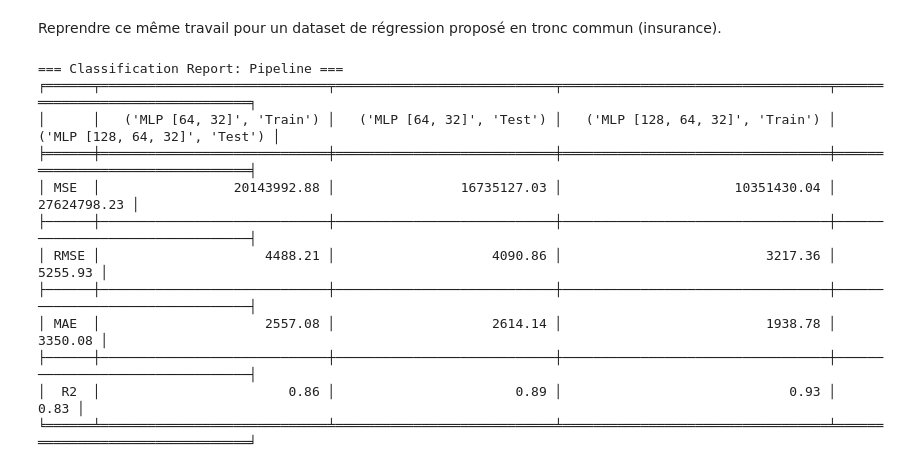
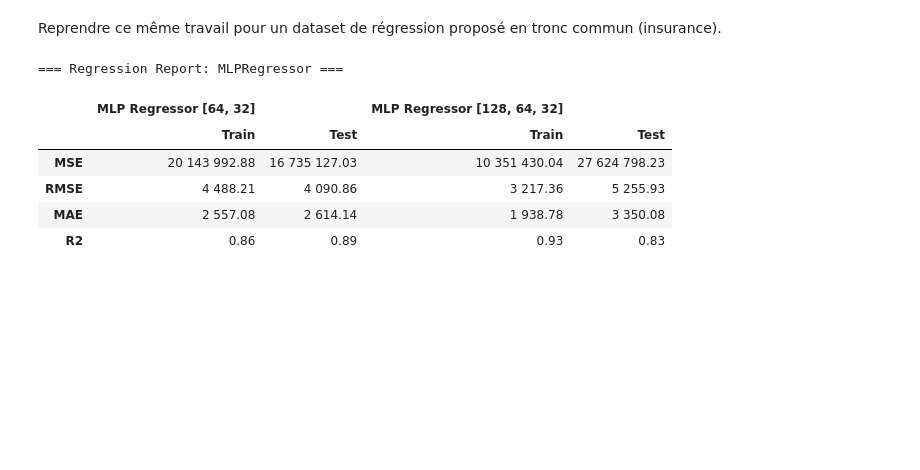
Before and after one commit to ArreCapClassique/M1S2-CM-Analyse-et-visualisation-de-donnees, a Jupyter notebook: TD/TD2/TD2_pipeline.ipynb, the cells around one changed output. Drawn from its saved outputs; the diff is of its cells as text; code cells hidden in the pictures; blank space fills up the shorter version.

```diff
--- a/TD/TD2/TD2_pipeline.ipynb
+++ b/TD/TD2/TD2_pipeline.ipynb
@@ -670,8 +694,13 @@ def regression_report(pipelines, X_train, X_test, y_train, y_test):
 # %%
-df = pd.read_csv("insurance.csv")
+df_insurance = pd.read_csv("insurance.csv")
 
-X_train, X_test, y_train, y_test = train_test_split(
-    df.iloc[:, :-1], df.iloc[:, -1], test_size=0.2, random_state=random_state
+X_train_insurance, X_test_insurance, y_train_insurance, y_test_insurance = (
+    train_test_split(
+        df_insurance.iloc[:, :-1],
+        df_insurance.iloc[:, -1],
+        test_size=0.2,
+        random_state=random_state,
+    )
 )
 
 params_mlp_regressor = {
@@ -682,11 +711,11 @@ params_mlp_regressor = {
 }
 
 models = {
-    "MLP [64, 32]": MLPRegressor(
+    "MLP Regressor [64, 32]": MLPRegressor(
         hidden_layer_sizes=(64, 32),
         **params_mlp_regressor,
     ),
-    "MLP [128, 64, 32]": MLPRegressor(
+    "MLP Regressor [128, 64, 32]": MLPRegressor(
         hidden_layer_sizes=(128, 64, 32),
         **params_mlp_regressor,
     ),
@@ -697,29 +726,25 @@ pipelines_mlp_regressor = {}
 for name, model in models.items():
     pipeline_mlp_regressor = Pipeline(
         steps=[
-            (
-                "washing",
-                build_washing_pipeline(X_train, encoder="onehot").set_output(
-                    transform="pandas"
-                ),
-            ),
+            ("washing", build_washing_pipeline(X_train_insurance, encoder="onehot")),
             ("model", model),
         ]
     )
-    pipeline_mlp_regressor.fit(X_train, y_train)
+    pipeline_mlp_regressor.fit(X_train_insurance, y_train_insurance)
     pipelines_mlp_regressor[name] = pipeline_mlp_regressor
-
-regression_report(pipelines_mlp_regressor, X_train, X_test, y_train, y_test)
-# %% [output]
-=== Classification Report: Pipeline ===
-╒══════╤═════════════════════════════╤════════════════════════════╤══════════════════════════════════╤═════════════════════════════════╕
-│      │   ('MLP [64, 32]', 'Train') │   ('MLP [64, 32]', 'Test') │   ('MLP [128, 64, 32]', 'Train') │   ('MLP [128, 64, 32]', 'Test') │
-╞══════╪═════════════════════════════╪════════════════════════════╪══════════════════════════════════╪═════════════════════════════════╡
-│ MSE  │                 20143992.88 │                16735127.03 │                      10351430.04 │                     27624798.23 │
-├──────┼─────────────────────────────┼────────────────────────────┼──────────────────────────────────┼─────────────────────────────────┤
-│ RMSE │                     4488.21 │                    4090.86 │                          3217.36 │                         5255.93 │
-├──────┼─────────────────────────────┼────────────────────────────┼──────────────────────────────────┼─────────────────────────────────┤
-│ MAE  │                     2557.08 │                    2614.14 │                          1938.78 │                         3350.08 │
-├──────┼─────────────────────────────┼────────────────────────────┼──────────────────────────────────┼─────────────────────────────────┤
-│  R2  │                        0.86 │                       0.89 │                             0.93 │                            0.83 │
-╘══════╧═════════════════════════════╧════════════════════════════╧══════════════════════════════════╧═════════════════════════════════╛
+# %%
+regression_report(
+    pipelines_mlp_regressor,
+    X_train_insurance,
+    X_test_insurance,
+    y_train_insurance,
+    y_test_insurance,
+)
+# %% [output]
+=== Regression Report: MLPRegressor ===
+|  | MLP Regressor [64, 32] |  | MLP Regressor [128, 64, 32] |  |
+|  | Train | Test | Train | Test |
+| MSE | 20 143 992.88 | 16 735 127.03 | 10 351 430.04 | 27 624 798.23 |
+| RMSE | 4 488.21 | 4 090.86 | 3 217.36 | 5 255.93 |
+| MAE | 2 557.08 | 2 614.14 | 1 938.78 | 3 350.08 |
+| R2 | 0.86 | 0.89 | 0.93 | 0.83 |
```
Also changed, not shown: parts of 12 cells of this notebook.
